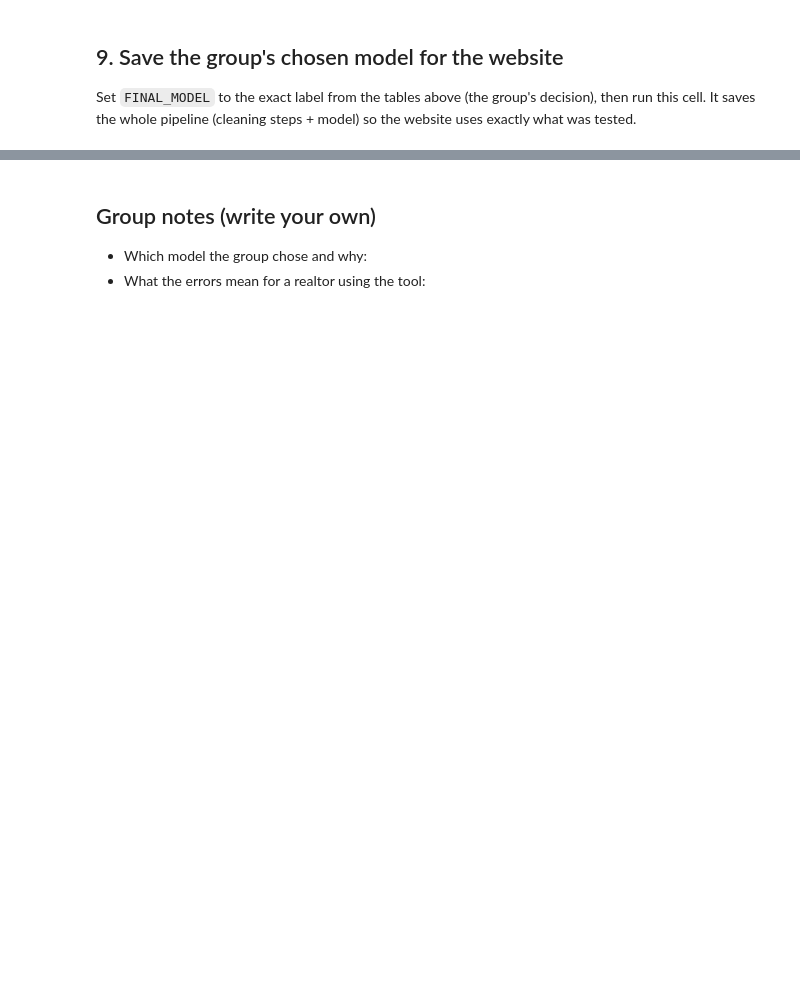
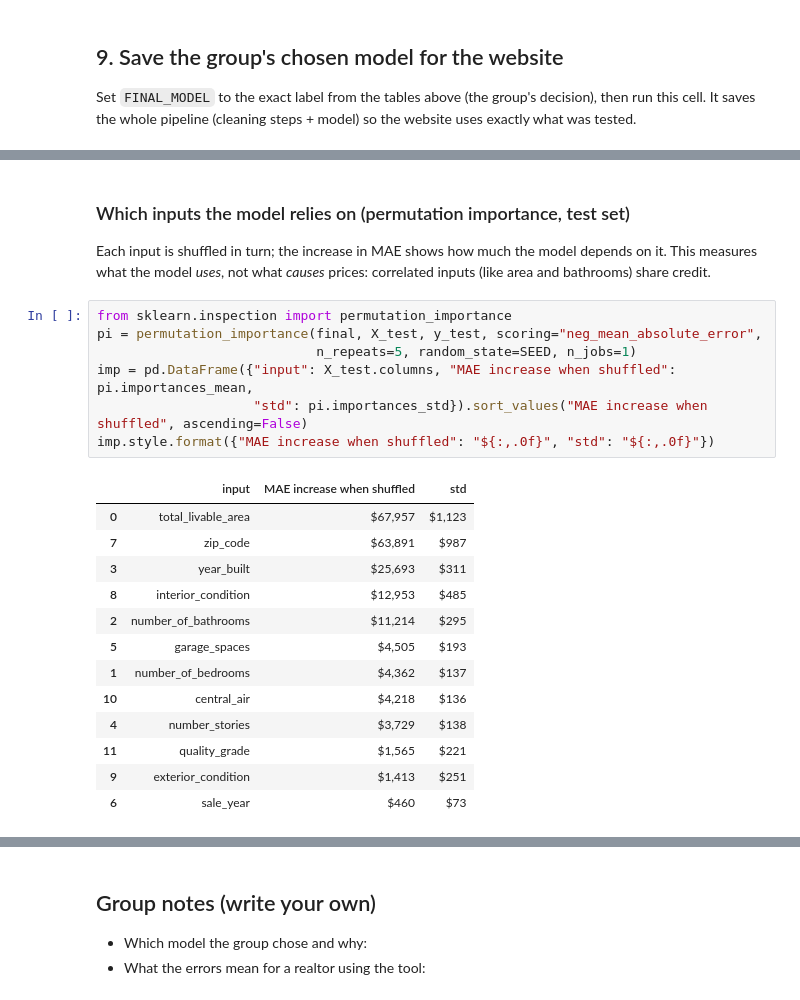
Before and after one commit to HyeseongO/philly-home-price-predictor, a Jupyter notebook: notebook/Group_Project_Modeling.ipynb, the cells around one changed output, grey strips where cells are left out. Saved outputs shown, nothing was run; the diff lists cells and outputs as text; blank space fills up the shorter version.

```diff
--- a/notebook/Group_Project_Modeling.ipynb
+++ b/notebook/Group_Project_Modeling.ipynb
@@ -280,0 +393,25 @@ Gradient Boosting | log(price)
+# %% [markdown]
+### Which inputs the model relies on (permutation importance, test set)
+Each input is shuffled in turn; the increase in MAE shows how much the model depends on it.
+This measures what the model *uses*, not what *causes* prices: correlated inputs (like area and bathrooms) share credit.
+# %%
+from sklearn.inspection import permutation_importance
+pi = permutation_importance(final, X_test, y_test, scoring="neg_mean_absolute_error",
+                            n_repeats=5, random_state=SEED, n_jobs=1)
+imp = pd.DataFrame({"input": X_test.columns, "MAE increase when shuffled": pi.importances_mean,
+                    "std": pi.importances_std}).sort_values("MAE increase when shuffled", ascending=False)
+imp.style.format({"MAE increase when shuffled": "${:,.0f}", "std": "${:,.0f}"})
+# %% [output]
+|  | input | MAE increase when shuffled | std |
+| 0 | total_livable_area | $67,957 | $1,123 |
+| 7 | zip_code | $63,891 | $987 |
+| 3 | year_built | $25,693 | $311 |
+| 8 | interior_condition | $12,953 | $485 |
+| 2 | number_of_bathrooms | $11,214 | $295 |
+| 5 | garage_spaces | $4,505 | $193 |
+| 1 | number_of_bedrooms | $4,362 | $137 |
+| 10 | central_air | $4,218 | $136 |
+| 4 | number_stories | $3,729 | $138 |
+| 11 | quality_grade | $1,565 | $221 |
+| 9 | exterior_condition | $1,413 | $251 |
+| 6 | sale_year | $460 | $73 |
```
Also changed, not shown: parts of 17 cells of this notebook, 1 other file.
